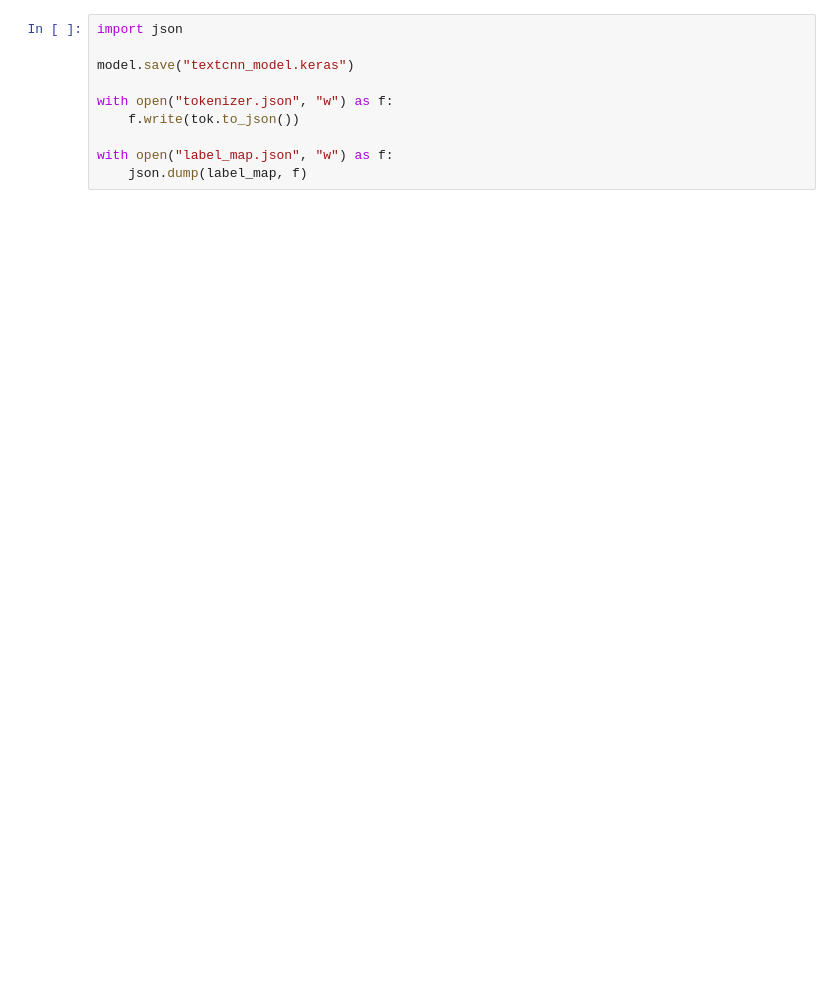
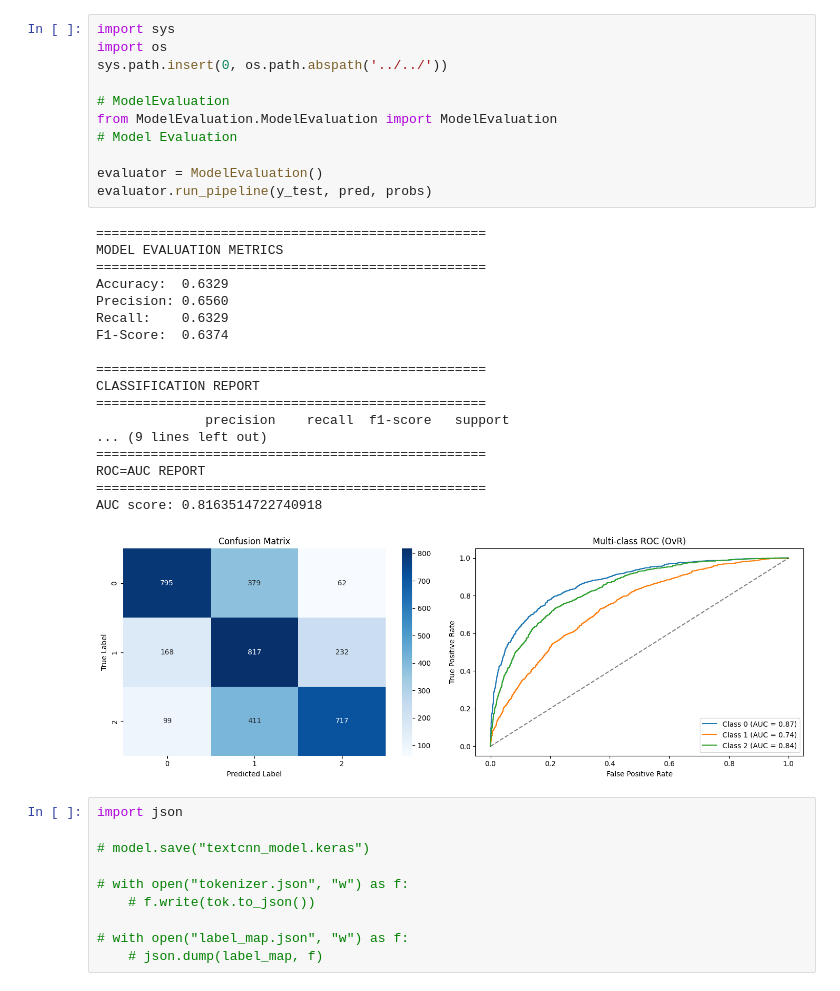
Before and after one commit to yifeica0/ECS171-Group8, a Jupyter notebook: ModelTraining/DL/CNN.ipynb, the cells around one changed output. Cells and saved outputs as stored; diff of their text form; blank space fills up the shorter version.

```diff
--- a/ModelTraining/DL/CNN.ipynb
+++ b/ModelTraining/DL/CNN.ipynb
@@ -177,10 +177,40 @@ Macro AUC (OvR): 0.8079318769946613
+# %%
+import sys
+import os
+sys.path.insert(0, os.path.abspath('../../'))
+
+# ModelEvaluation
+from ModelEvaluation.ModelEvaluation import ModelEvaluation
+# Model Evaluation
+
+evaluator = ModelEvaluation()
+evaluator.run_pipeline(y_test, pred, probs)
+# %% [output]
+==================================================
+MODEL EVALUATION METRICS
+==================================================
+Accuracy:  0.6329
+Precision: 0.6560
+Recall:    0.6329
+F1-Score:  0.6374
+
+==================================================
+CLASSIFICATION REPORT
+==================================================
+              precision    recall  f1-score   support
+... (9 lines left out)
+==================================================
+ROC=AUC REPORT
+==================================================
+AUC score: 0.8163514722740918
+[figure, added]
 # %%
 import json
 
-model.save("textcnn_model.keras")
+# model.save("textcnn_model.keras")
 
-with open("tokenizer.json", "w") as f:
-    f.write(tok.to_json())
+# with open("tokenizer.json", "w") as f:
+    # f.write(tok.to_json())
 
-with open("label_map.json", "w") as f:
-    json.dump(label_map, f)
+# with open("label_map.json", "w") as f:
+    # json.dump(label_map, f)
```
Also changed, not shown: parts of 1 cell of this notebook, 4 other files.
